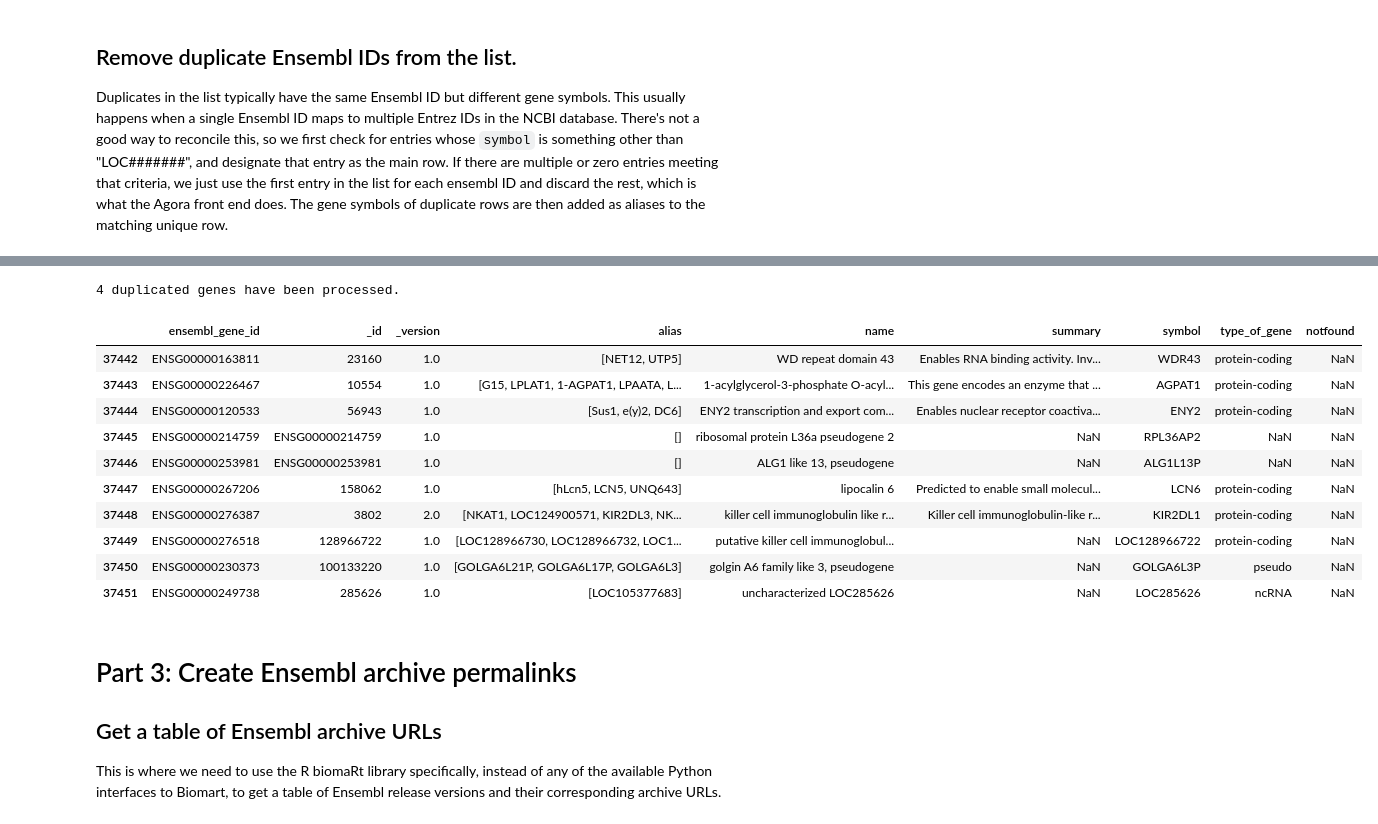
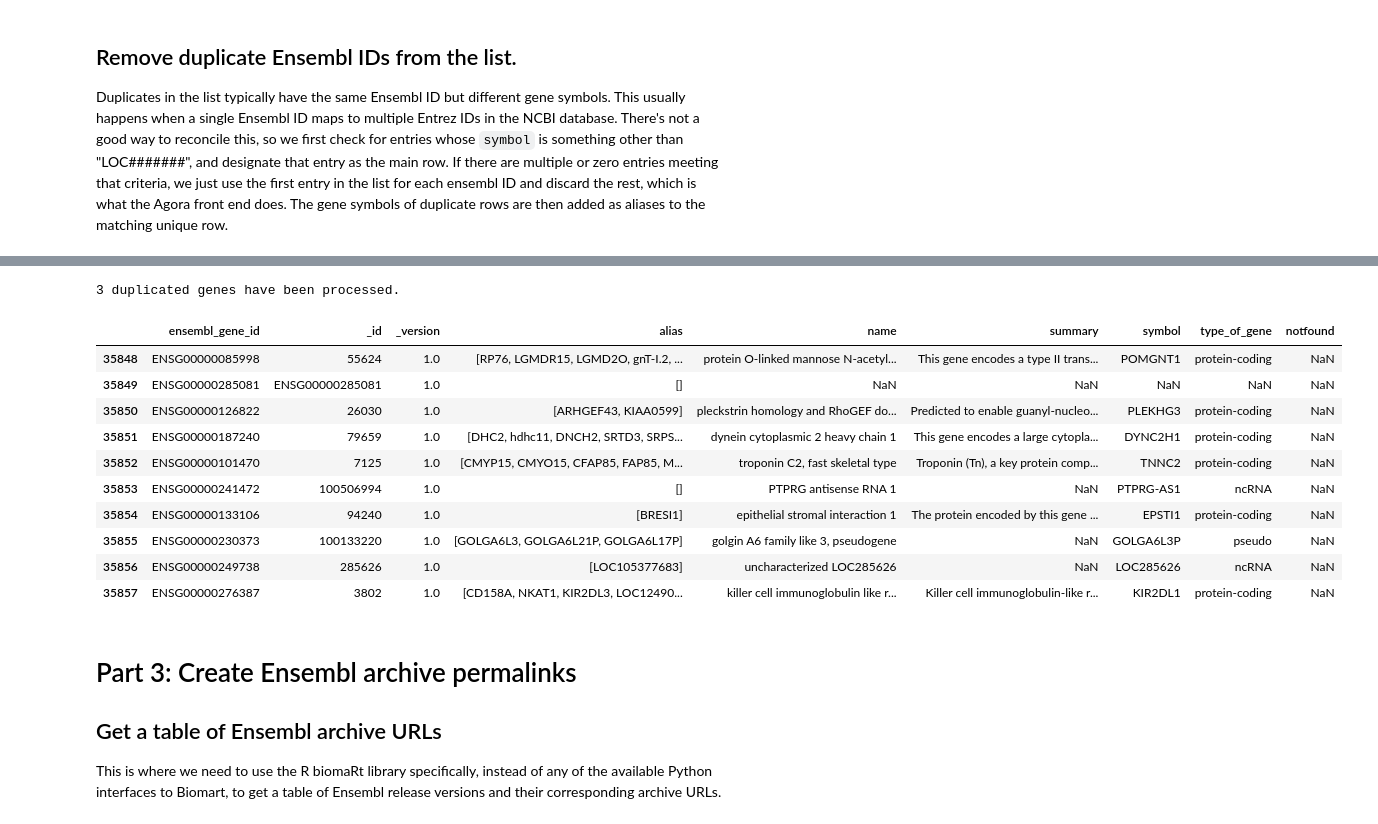
Before and after one commit to Sage-Bionetworks/agora-data-tools, a Jupyter notebook: data_analysis/agora/notebooks/preprocessing/AG-896_Preprocess_Gene_Annotations.ipynb, the cells around one changed output, grey strips where cells are left out. Cells and saved outputs as stored; diff of their text form; code cells hidden in the pictures.

Commit message:
Removed druggability-only genes from the gene_metadata pre-processing step, and bumped the version of the file in the config to match the new file on Synapse

```diff
--- a/data_analysis/agora/notebooks/preprocessing/AG-896_Preprocess_Gene_Annotations.ipynb
+++ b/data_analysis/agora/notebooks/preprocessing/AG-896_Preprocess_Gene_Annotations.ipynb
@@ -116,33 +110,0 @@ files
-# %%
-syn = utils._login_to_synapse(
-    token=None
-)  # Assumes you have already logged in with a valid token
-
-# The various column names used to store Ensembl IDs in the files
-col_names = ["ENSG", "ensembl_gene_id", "GeneID", "ensembl_id"]
-file_ensembl_list = []
-
-for file in files.keys():
-    df = extract.get_entity_as_df(syn_id=files[file][0], source=files[file][1], syn=syn)
-
-    file_ensembl_ids = None
-
-    for C in col_names:
-        if C in df.columns:
-            file_ensembl_ids = df[C]
-
-    # networks file is a special case
-    if file == "networks":
-        file_ensembl_ids = pd.melt(
-            df[["geneA_ensembl_gene_id", "geneB_ensembl_gene_id"]]
-        )["value"]
-
-    if file_ensembl_ids is not None:
-        file_ensembl_list = file_ensembl_list + file_ensembl_ids.tolist()
-        if "n/A" in file_ensembl_ids.tolist():
-            print(file + " has an n/A Ensembl ID")
-            file_ensembl_list.remove("n/A")
-        if np.NaN in file_ensembl_ids.tolist():
-            print(file + " has an NaN Ensembl ID")
-    else:
-        print("WARNING: no Ensembl ID column found for " + file + "!")
@@ -268,8 +216,9 @@ gene_table_merged.head()
 Fix `NaN` values in the `alias` field and make sure every alias value is a list, not a string.
 # %%
 # NaN or NULL alias values become empty lists
-for row in gene_table_merged.loc[gene_table_merged["alias"].isnull(), "alias"].index:
-    gene_table_merged.at[row, "alias"] = []
+gene_table_merged["alias"] = gene_table_merged["alias"].apply(
+    lambda cell: cell if cell is not np.NaN else []
+)
 
 # Some alias values are a single string, not a list. Turn them into lists here.
 gene_table_merged["alias"] = gene_table_merged["alias"].apply(
@@ -321,6 +265,5 @@ all_duplicated
 # %%
-non_dupes = set(gene_table_merged.index) - set(all_duplicated.index)
-keep_df = gene_table_merged.loc[list(non_dupes)].copy(deep=True)
+keep_df = gene_table_merged.drop(all_duplicated.index)
 
 # For each duplicated Ensembl ID, collapse to 1 row and append that row to keep_df
 for ens_id in set(all_duplicated["ensembl_gene_id"]):
@@ -328,44 +271,44 @@ for ens_id in set(all_duplicated["ensembl_gene_id"]):
         deep=True
     )
     # Put any entries with symbols that aren't "LOC#####" at the top of the data frame
     matches = group["symbol"].str.startswith("LOC") == False
     group = pd.concat([group.loc[matches], group.loc[matches == False]]).reset_index(
         drop=True
     )
 
     # Add all duplicate symbols and their aliases to the alias field of the first entry
     for row in group.index[1:]:
         group.at[group.index[0], "alias"].append(group["symbol"][row])
         if len(group.at[row, "alias"]) > 0:
             group.at[group.index[0], "alias"] = (
                 group.at[group.index[0], "alias"] + group["alias"][row]
             )
 
     # Make sure we didn't add duplicate aliases
     group.at[group.index[0], "alias"] = list(set(group.at[group.index[0], "alias"]))
 
     # Keep the first row only, which now has all the aliases
     keep_df = pd.concat([keep_df, group.iloc[0].to_frame().T], ignore_index=True)
 
 print(
     str(len(all_duplicated.drop_duplicates("ensembl_gene_id")))
     + " duplicated genes have been processed."
 )
 gene_table_merged = keep_df.reset_index(drop=True)
 gene_table_merged.tail(n=10)
 # %% [output]
-4 duplicated genes have been processed.
+3 duplicated genes have been processed.
 |  | ensembl_gene_id | _id | _version | alias | name | summary | symbol | type_of_gene | notfound |
-| 37442 | ENSG00000163811 | 23160 | 1.0 | [NET12, UTP5] | WD repeat domain 43 | Enables RNA binding activity. Inv... | WDR43 | protein-coding | NaN |
-| 37443 | ENSG00000226467 | 10554 | 1.0 | [G15, LPLAT1, 1-AGPAT1, LPAATA, L... | 1-acylglycerol-3-phosphate O-acyl... | This gene encodes an enzyme that ... | AGPAT1 | protein-coding | NaN |
-| 37444 | ENSG00000120533 | 56943 | 1.0 | [Sus1, e(y)2, DC6] | ENY2 transcription and export com... | Enables nuclear receptor coactiva... | ENY2 | protein-coding | NaN |
-| 37445 | ENSG00000214759 | ENSG00000214759 | 1.0 | [] | ribosomal protein L36a pseudogene 2 | NaN | RPL36AP2 | NaN | NaN |
-| 37446 | ENSG00000253981 | ENSG00000253981 | 1.0 | [] | ALG1 like 13, pseudogene | NaN | ALG1L13P | NaN | NaN |
-| 37447 | ENSG00000267206 | 158062 | 1.0 | [hLcn5, LCN5, UNQ643] | lipocalin 6 | Predicted to enable small molecul... | LCN6 | protein-coding | NaN |
-| 37448 | ENSG00000276387 | 3802 | 2.0 | [NKAT1, LOC124900571, KIR2DL3, NK... | killer cell immunoglobulin like r... | Killer cell immunoglobulin-like r... | KIR2DL1 | protein-coding | NaN |
-| 37449 | ENSG00000276518 | 128966722 | 1.0 | [LOC128966730, LOC128966732, LOC1... | putative killer cell immunoglobul... | NaN | LOC128966722 | protein-coding | NaN |
-| 37450 | ENSG00000230373 | 100133220 | 1.0 | [GOLGA6L21P, GOLGA6L17P, GOLGA6L3] | golgin A6 family like 3, pseudogene | NaN | GOLGA6L3P | pseudo | NaN |
-| 37451 | ENSG00000249738 | 285626 | 1.0 | [LOC105377683] | uncharacterized LOC285626 | NaN | LOC285626 | ncRNA | NaN |
+| 35848 | ENSG00000085998 | 55624 | 1.0 | [RP76, LGMDR15, LGMD2O, gnT-I.2, ... | protein O-linked mannose N-acetyl... | This gene encodes a type II trans... | POMGNT1 | protein-coding | NaN |
+| 35849 | ENSG00000285081 | ENSG00000285081 | 1.0 | [] | NaN | NaN | NaN | NaN | NaN |
+| 35850 | ENSG00000126822 | 26030 | 1.0 | [ARHGEF43, KIAA0599] | pleckstrin homology and RhoGEF do... | Predicted to enable guanyl-nucleo... | PLEKHG3 | protein-coding | NaN |
+| 35851 | ENSG00000187240 | 79659 | 1.0 | [DHC2, hdhc11, DNCH2, SRTD3, SRPS... | dynein cytoplasmic 2 heavy chain 1 | This gene encodes a large cytopla... | DYNC2H1 | protein-coding | NaN |
+| 35852 | ENSG00000101470 | 7125 | 1.0 | [CMYP15, CMYO15, CFAP85, FAP85, M... | troponin C2, fast skeletal type | Troponin (Tn), a key protein comp... | TNNC2 | protein-coding | NaN |
+| 35853 | ENSG00000241472 | 100506994 | 1.0 | [] | PTPRG antisense RNA 1 | NaN | PTPRG-AS1 | ncRNA | NaN |
+| 35854 | ENSG00000133106 | 94240 | 1.0 | [BRESI1] | epithelial stromal interaction 1 | The protein encoded by this gene ... | EPSTI1 | protein-coding | NaN |
+| 35855 | ENSG00000230373 | 100133220 | 1.0 | [GOLGA6L3, GOLGA6L21P, GOLGA6L17P] | golgin A6 family like 3, pseudogene | NaN | GOLGA6L3P | pseudo | NaN |
+| 35856 | ENSG00000249738 | 285626 | 1.0 | [LOC105377683] | uncharacterized LOC285626 | NaN | LOC285626 | ncRNA | NaN |
+| 35857 | ENSG00000276387 | 3802 | 1.0 | [CD158A, NKAT1, KIR2DL3, LOC12490... | killer cell immunoglobulin like r... | Killer cell immunoglobulin-like r... | KIR2DL1 | protein-coding | NaN |
 # %% [markdown]
 # Part 3: Create Ensembl archive permalinks
 
```
Also changed, not shown: parts of 20 cells of this notebook, 3 other files.
